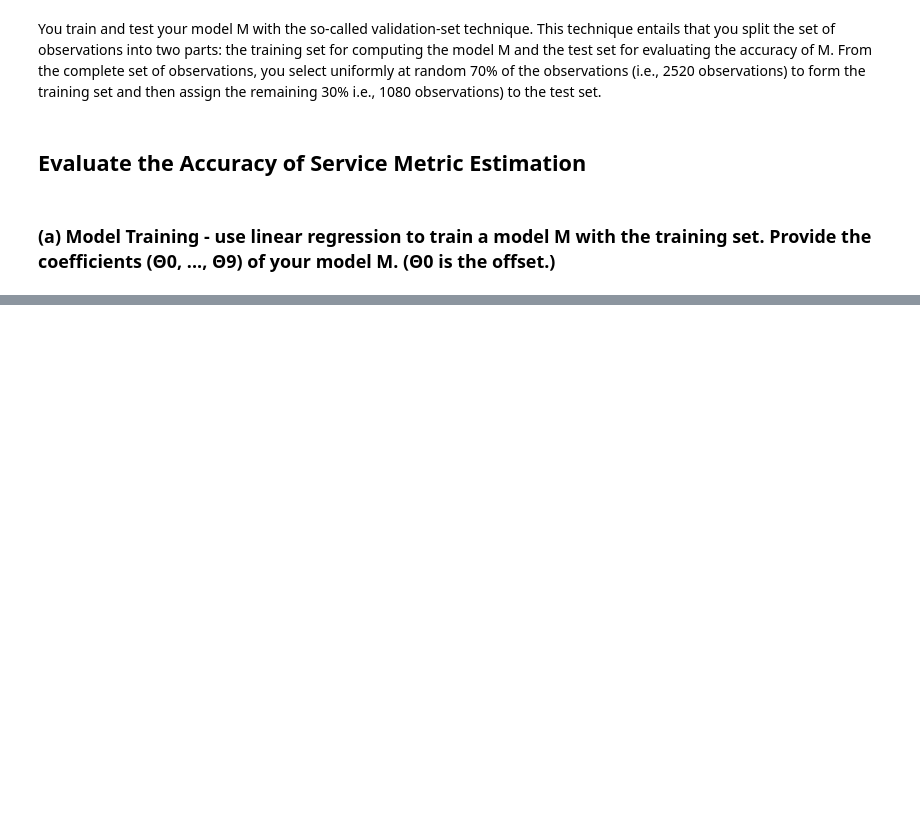
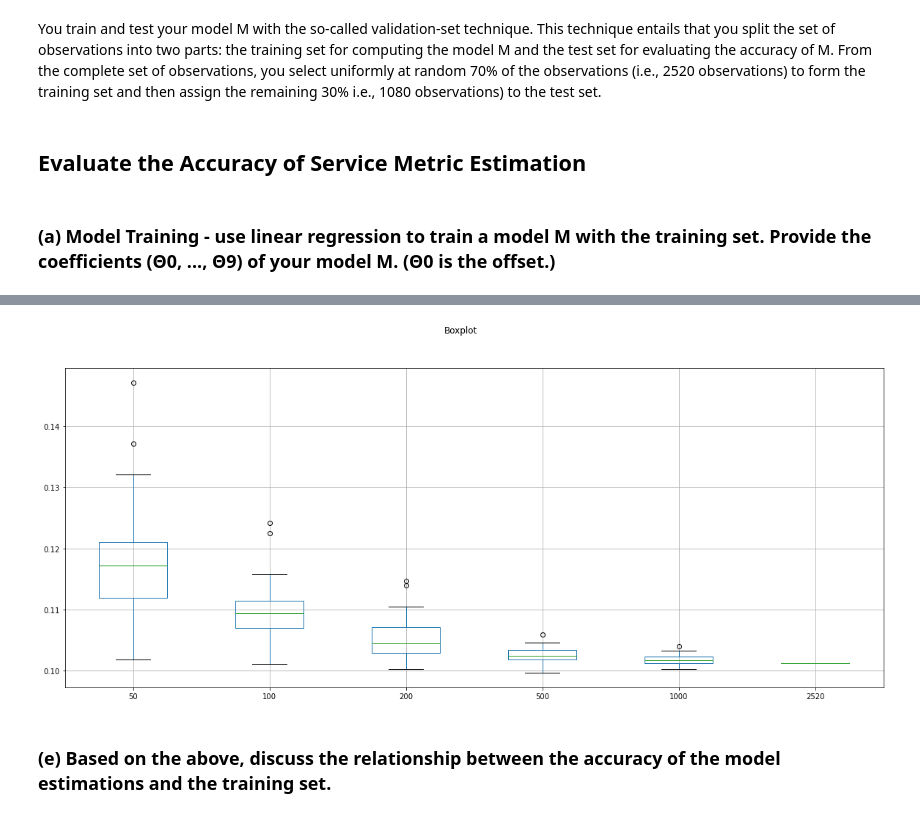
Before and after one commit to HugoGustavo/sla-machine-learning, a Jupyter notebook: Task II - Estimating Service Metrics from Device Statistics.ipynb, the cells around one changed output, grey strips where cells are left out. Saved outputs shown, nothing was run; the diff lists cells and outputs as text; code cells hidden in the pictures; blank space fills up the shorter version.

```diff
--- a/Task II - Estimating Service Metrics from Device Statistics.ipynb
+++ b/Task II - Estimating Service Metrics from Device Statistics.ipynb
@@ -40,0 +283,44 @@ The coefficients of our model M is [-1.62269693e-03 -9.41774587e-02  8.35119258e
+# %%
+normalized_mean_absolute_error_200 = []
+for linear_regressor in linear_regressors_200:
+    y_estimation = linear_regressor.predict(x_1080)
+    mean_absolute_error = sklearn.metrics.mean_absolute_error(y_1080, y_estimation)
+    normalized_mean_absolute_error = mean_absolute_error * ( 1 / average_observations )
+    normalized_mean_absolute_error_200.append(normalized_mean_absolute_error)
+# %%
+normalized_mean_absolute_error_500 = []
+for linear_regressor in linear_regressors_500:
+    y_estimation = linear_regressor.predict(x_1080)
+    mean_absolute_error = sklearn.metrics.mean_absolute_error(y_1080, y_estimation)
+    normalized_mean_absolute_error = mean_absolute_error * ( 1 / average_observations )
+    normalized_mean_absolute_error_500.append(normalized_mean_absolute_error)
+# %%
+normalized_mean_absolute_error_1000 = []
+for linear_regressor in linear_regressors_1000:
+    y_estimation = linear_regressor.predict(x_1080)
+    mean_absolute_error = sklearn.metrics.mean_absolute_error(y_1080, y_estimation)
+    normalized_mean_absolute_error = mean_absolute_error * ( 1 / average_observations )
+    normalized_mean_absolute_error_1000.append(normalized_mean_absolute_error)
+# %%
+normalized_mean_absolute_error_2520 = []
+for linear_regressor in linear_regressors_2520:
+    y_estimation = linear_regressor.predict(x_1080)
+    mean_absolute_error = sklearn.metrics.mean_absolute_error(y_1080, y_estimation)
+    normalized_mean_absolute_error = mean_absolute_error * ( 1 / average_observations )
+    normalized_mean_absolute_error_2520.append(normalized_mean_absolute_error)
+# %%
+data_frame = pandas.DataFrame({
+    '50': normalized_mean_absolute_error_50,
+    '100': normalized_mean_absolute_error_100,
+    '200': normalized_mean_absolute_error_200,
+    '500': normalized_mean_absolute_error_500,
+    '1000': normalized_mean_absolute_error_1000,
+    '2520': normalized_mean_absolute_error_2520,
+})
+data_frame.boxplot(figsize=(20, 8))
+pylab.suptitle('Boxplot')
+matplotlib.pyplot.show()
+# %% [output]
+[figure, added]
+# %% [markdown]
+### (e)  Based on the above, discuss the relationship between the accuracy of the model estimations and the training set.
```
Also changed, not shown: parts of 36 cells of this notebook.
